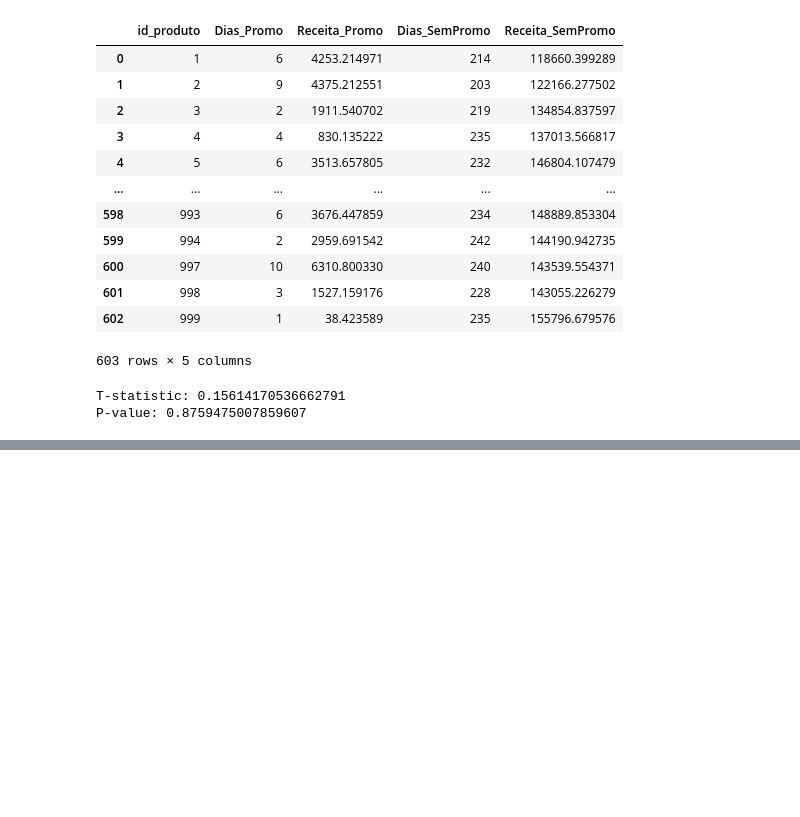
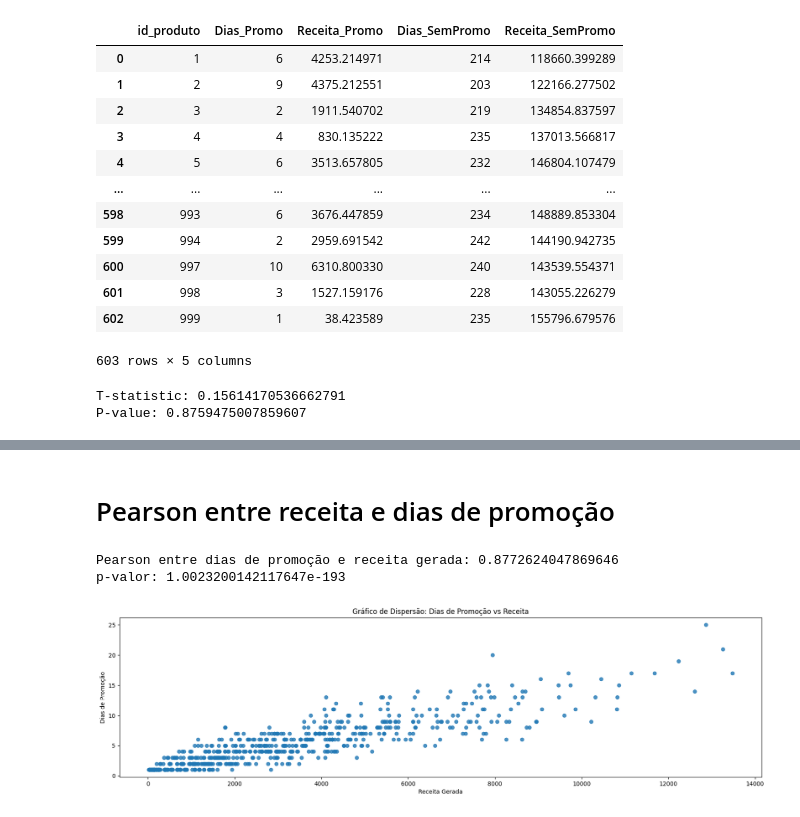
Before and after one commit to JuanVargas2004/Varejo-Consuelo, a Jupyter notebook: Relacoes/DiferençaPromoçõesReceita/DiasPromoReceita.ipynb, the cells around one changed output, grey strips where cells are left out. Saved outputs shown, nothing was run; the diff lists cells and outputs as text; code cells hidden in the pictures; blank space fills up the shorter version.

Commit message:
Adicionando gráfico de dispersão e regressão linear - Dias x Receita

```diff
--- a/Relacoes/DiferençaPromoçõesReceita/DiasPromoReceita.ipynb
+++ b/Relacoes/DiferençaPromoçõesReceita/DiasPromoReceita.ipynb
@@ -63,0 +66,24 @@ Erro padrão da receita média sem promoção: 1.370227831936298
+# %% [markdown]
+# Pearson entre receita e dias de promoção
+# %%
+dias_promo = df["Dias_Promo"]
+receita_promo = df['Receita_Promo']
+
+pearson_promo, p_valor = stats.pearsonr(dias_promo, receita_promo)
+print(f"Pearson entre dias de promoção e receita gerada: {pearson_promo}\np-valor: {p_valor}\n\n")
+
+
+plt.figure(figsize=(20,5))
+plt.scatter(receita_promo, dias_promo, alpha=0.8, label="Dados")
+
+
+plt.title("Gráfico de Dispersão: Dias de Promoção vs Receita")
+plt.xlabel("Receita Gerada")
+plt.ylabel("Dias de Promoção")
+
+
+plt.show()
+# %% [output]
+Pearson entre dias de promoção e receita gerada: 0.8772624047869646
+p-valor: 1.0023200142117647e-193
+[figure, added]
```
Also changed, not shown: parts of 10 cells of this notebook.
